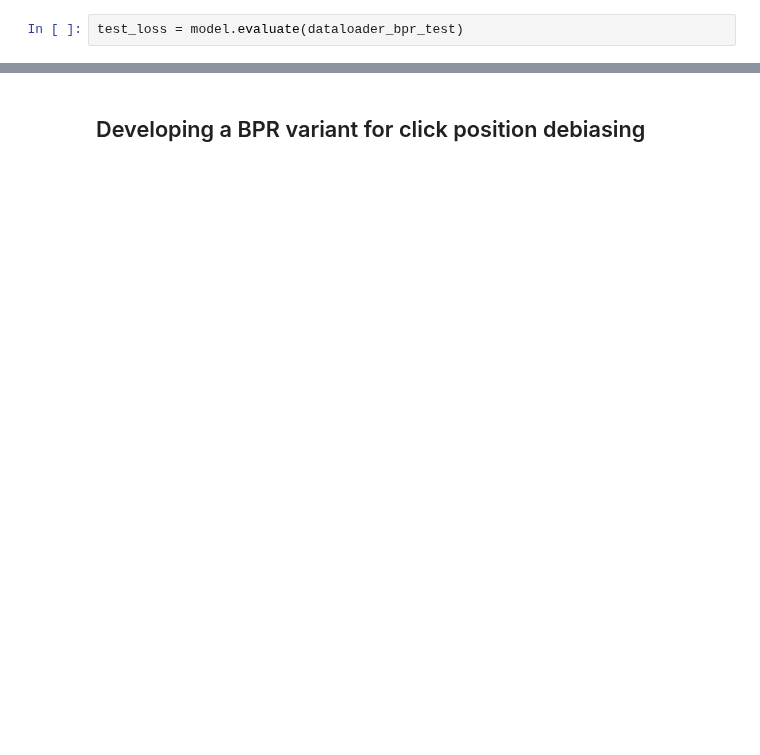
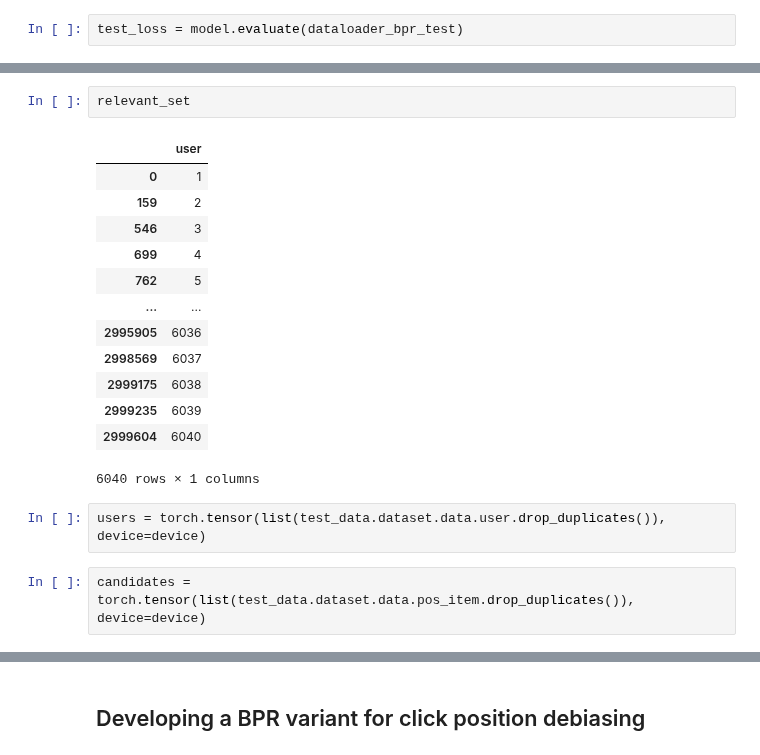
Before and after one commit to caiotda/bpr-mf, a Jupyter notebook: playground.ipynb, the cells around one changed output, grey strips where cells are left out. Drawn from its saved outputs; the diff is of its cells as text; blank space fills up the shorter version.

```diff
--- a/playground.ipynb
+++ b/playground.ipynb
@@ -191,0 +135,20 @@ plt.show()
+# %%
+relevant_set
+# %% [output]
+|  | user |
+| 0 | 1 |
+| 159 | 2 |
+| 546 | 3 |
+| 699 | 4 |
+| 762 | 5 |
+| ... | ... |
+| 2995905 | 6036 |
+| 2998569 | 6037 |
+| 2999175 | 6038 |
+| 2999235 | 6039 |
+| 2999604 | 6040 |
+6040 rows × 1 columns
+# %%
+users = torch.tensor(list(test_data.dataset.data.user.drop_duplicates()), device=device)
+# %%
+candidates = torch.tensor(list(test_data.dataset.data.pos_item.drop_duplicates()), device=device)
```
Also changed, not shown: parts of 36 cells of this notebook.
